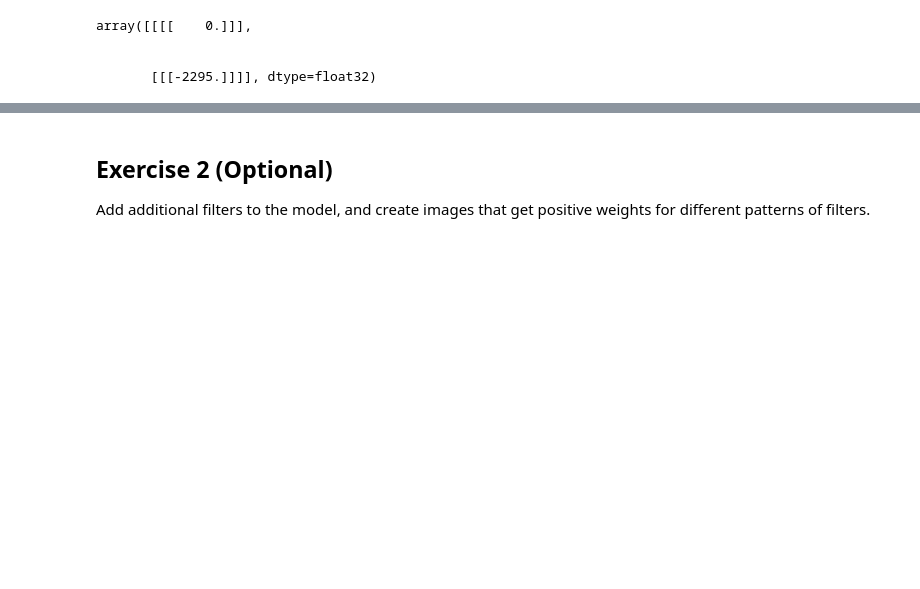
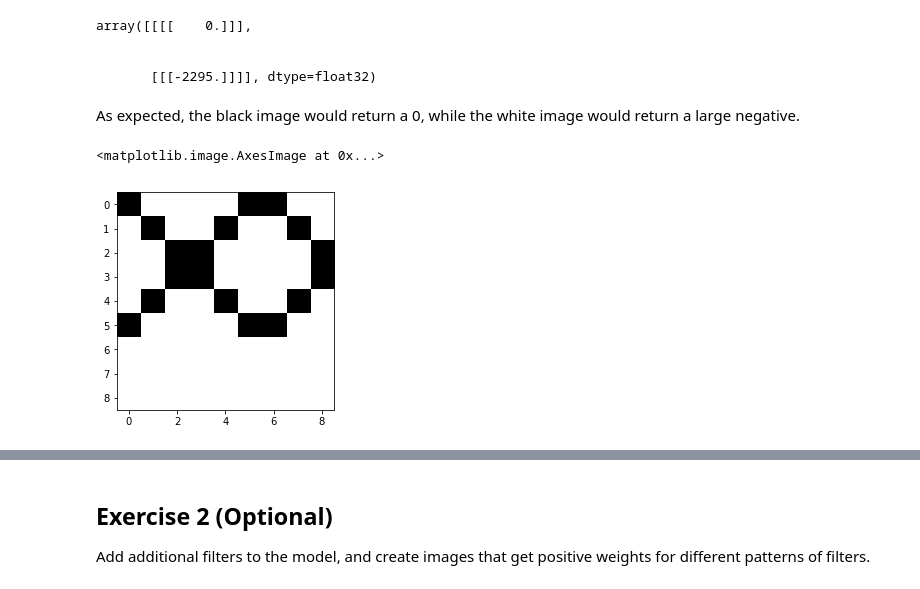
Before and after one commit to vanessachen/Advanced-Machine-Learning, a Jupyter notebook: NeuralNetworkReview/Convolutional Neural Network Review - Vanessa Chen.ipynb, the cells around one changed output, grey strips where cells are left out. Saved outputs shown, nothing was run; the diff lists cells and outputs as text; code cells hidden in the pictures; blank space fills up the shorter version.

```diff
--- a/NeuralNetworkReview/Convolutional Neural Network Review - Vanessa Chen.ipynb
+++ b/NeuralNetworkReview/Convolutional Neural Network Review - Vanessa Chen.ipynb
@@ -330,3 +338,21 @@ array([[[[    0.]]],
 
 
        [[[-2295.]]]], dtype=float32)
+# %% [markdown]
+As expected, the black image would return a 0, while the white image would return a large negative.
+# %%
+image_black_diagonals = numpy.array([
+    [0, 255, 255, 255, 255, 0, 0, 255, 255],
+    [255, 0, 255, 255, 0, 255, 255, 0, 255],
+    [255, 255, 0, 0, 255, 255, 255, 255, 0],
+    [255, 255, 0, 0, 255, 255, 255, 255, 0],
+    [255, 0, 255, 255, 0, 255, 255, 0, 255],
+    [0, 255, 255, 255, 255, 0, 0, 255, 255],
+    [255, 255, 255, 255, 255, 255, 255, 255, 255],
+    [255, 255, 255, 255, 255, 255, 255, 255, 255],
+    [255, 255, 255, 255, 255, 255, 255, 255, 255],
+], dtype=numpy.uint8)
+imshow(image_black_diagonals, cmap='gray', vmin=0, vmax=255)
+# %% [output]
+<matplotlib.image.AxesImage at 0x...>
+[figure, added]
```
Also changed, not shown: parts of 12 cells of this notebook.
